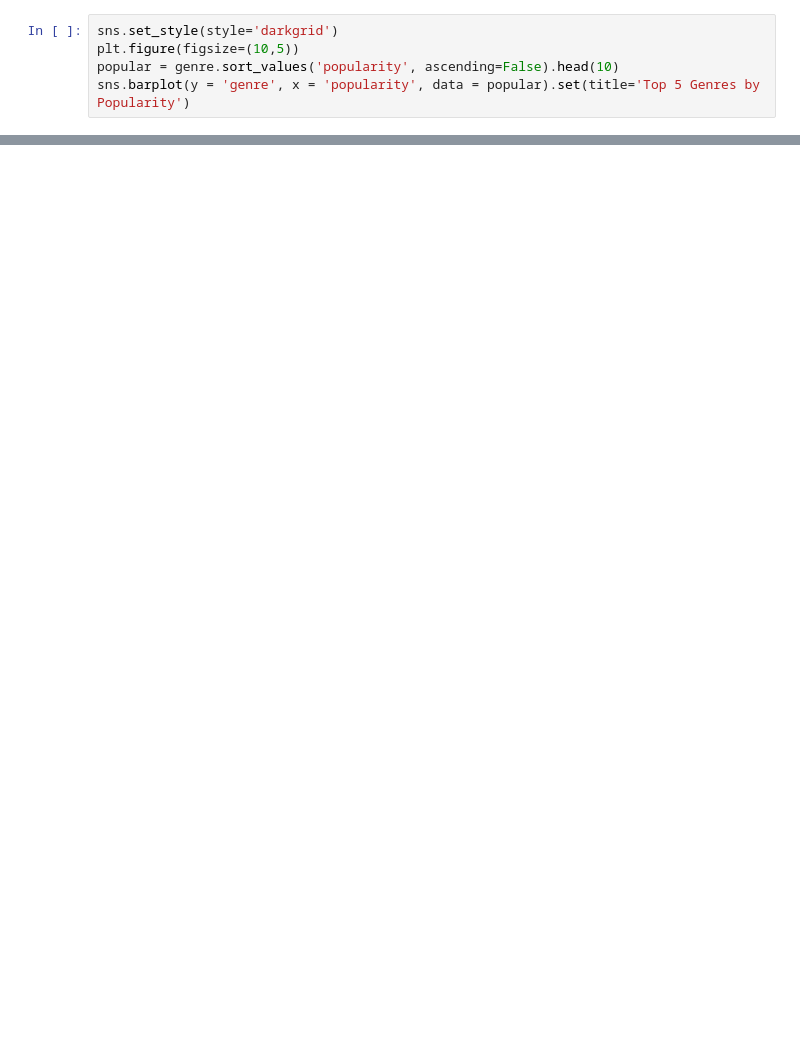
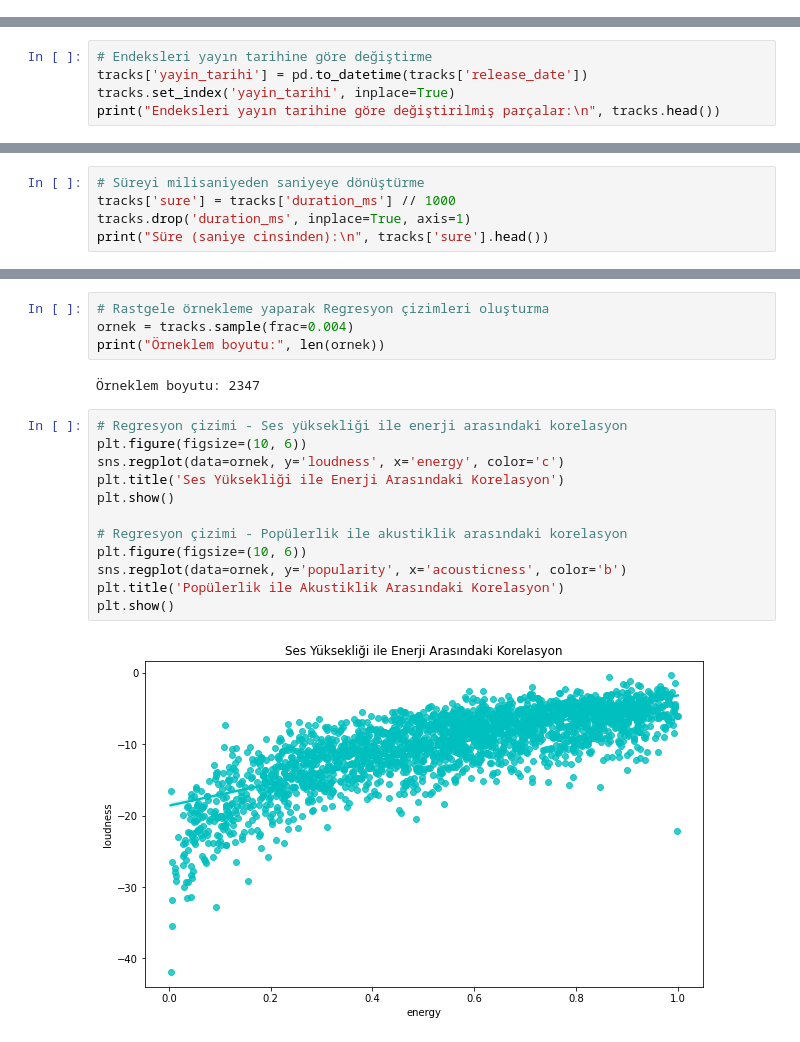
Before and after one commit to alialtunoglu/spotify-data-analysis-using-python-project, a Jupyter notebook: spotify-data-analysis-using-python-project.ipynb, the cells around one changed output, grey strips where cells are left out. Drawn from its saved outputs; the diff is of its cells as text; blank space fills up the shorter version.

```diff
--- a/spotify-data-analysis-using-python-project.ipynb
+++ b/spotify-data-analysis-using-python-project.ipynb
@@ -144,5 +0,0 @@ plt.ylabel('Genres')
-# %%
-sns.set_style(style='darkgrid')
-plt.figure(figsize=(10,5))
-popular = genre.sort_values('popularity', ascending=False).head(10)
-sns.barplot(y = 'genre', x = 'popularity', data = popular).set(title='Top 5 Genres by Popularity')
@@ -148,0 +99,5 @@ sns.barplot(y = 'genre', x = 'popularity', data = popular).set(title='Top 5 Genr
+# %%
+# Endeksleri yayın tarihine göre değiştirme
+tracks['yayin_tarihi'] = pd.to_datetime(tracks['release_date'])
+tracks.set_index('yayin_tarihi', inplace=True)
+print("Endeksleri yayın tarihine göre değiştirilmiş parçalar:\n", tracks.head())
@@ -148,0 +122,5 @@ sns.barplot(y = 'genre', x = 'popularity', data = popular).set(title='Top 5 Genr
+# %%
+# Süreyi milisaniyeden saniyeye dönüştürme
+tracks['sure'] = tracks['duration_ms'] // 1000
+tracks.drop('duration_ms', inplace=True, axis=1)
+print("Süre (saniye cinsinden):\n", tracks['sure'].head())
@@ -148,0 +146,20 @@ sns.barplot(y = 'genre', x = 'popularity', data = popular).set(title='Top 5 Genr
+# %%
+# Rastgele örnekleme yaparak Regresyon çizimleri oluşturma
+ornek = tracks.sample(frac=0.004)
+print("Örneklem boyutu:", len(ornek))
+# %% [output]
+Örneklem boyutu: 2347
+# %%
+# Regresyon çizimi - Ses yüksekliği ile enerji arasındaki korelasyon
+plt.figure(figsize=(10, 6))
+sns.regplot(data=ornek, y='loudness', x='energy', color='c')
+plt.title('Ses Yüksekliği ile Enerji Arasındaki Korelasyon')
+plt.show()
+
+# Regresyon çizimi - Popülerlik ile akustiklik arasındaki korelasyon
+plt.figure(figsize=(10, 6))
+sns.regplot(data=ornek, y='popularity', x='acousticness', color='b')
+plt.title('Popülerlik ile Akustiklik Arasındaki Korelasyon')
+plt.show()
+# %% [output]
+[figure, added]
```
Also changed, not shown: parts of 55 cells of this notebook.
